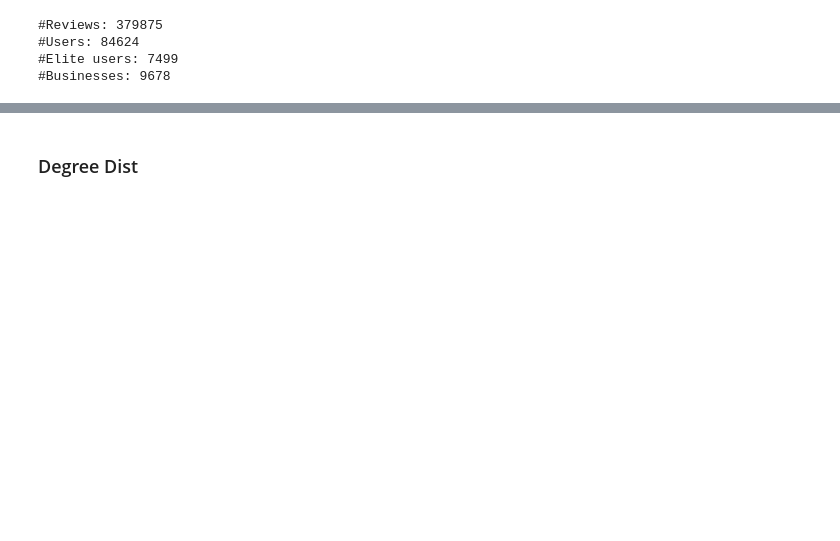
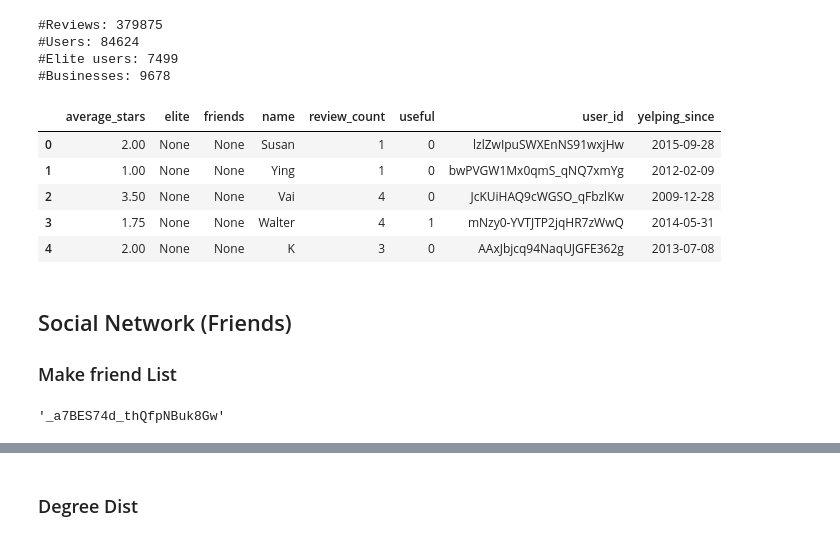
Before and after one commit to thomasnilsson/02805-social-graphs-2018, a Jupyter notebook: project1/Elite Users Toronto.ipynb, the cells around one changed output, grey strips where cells are left out. Drawn from its saved outputs; the diff is of its cells as text; code cells hidden in the pictures; blank space fills up the shorter version.

```diff
--- a/project1/Elite Users Toronto.ipynb
+++ b/project1/Elite Users Toronto.ipynb
@@ -59,3 +55,15 @@ print('#Businesses:', len(set(reviews.business_id)))
 #Users: 84624
 #Elite users: 7499
 #Businesses: 9678
+# %%
+user.head()
+# %% [output]
+|  | average_stars | elite | friends | name | review_count | useful | user_id | yelping_since |
+| 0 | 2.00 | None | None | Susan | 1 | 0 | lzlZwIpuSWXEnNS91wxjHw | 2015-09-28 |
+| 1 | 1.00 | None | None | Ying | 1 | 0 | bwPVGW1Mx0qmS_qNQ7xmYg | 2012-02-09 |
+| 2 | 3.50 | None | None | Vai | 4 | 0 | JcKUiHAQ9cWGSO_qFbzlKw | 2009-12-28 |
+| 3 | 1.75 | None | None | Walter | 4 | 1 | mNzy0-YVTJTP2jqHR7zWwQ | 2014-05-31 |
+| 4 | 2.00 | None | None | K | 3 | 0 | AAxJbjcq94NaqUJGFE362g | 2013-07-08 |
+# %% [markdown]
+## Social Network (Friends)
+### Make friend List
@@ -62 +78,5 @@ print('#Businesses:', len(set(reviews.business_id)))
+# %%
+users_with_friends.iloc[0].user_id
+# %% [output]
+'_a7BES74d_thQfpNBuk8Gw'
 # %% [markdown]
```
Also changed, not shown: parts of 36 cells of this notebook, 15 other files.
